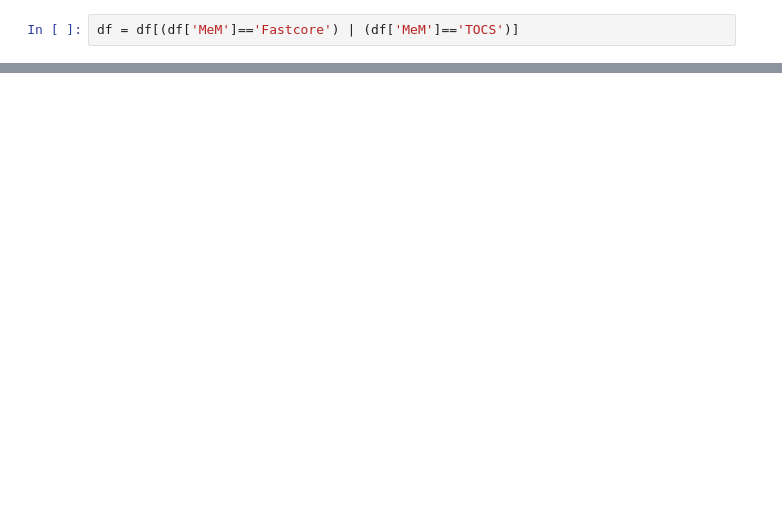
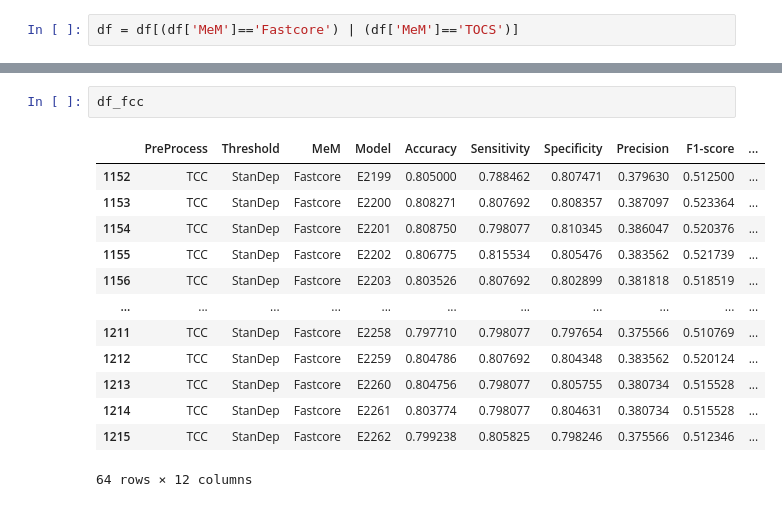
Before and after one commit to NiravBhattLab/ThermOptCOBRA, a Jupyter notebook: PaperThermOptCOBRA/Visualization/GeneEss_for_CSM.ipynb, the cells around one changed output, grey strips where cells are left out. Drawn from its saved outputs; the diff is of its cells as text; blank space fills up the shorter version.

```diff
--- a/PaperThermOptCOBRA/Visualization/GeneEss_for_CSM.ipynb
+++ b/PaperThermOptCOBRA/Visualization/GeneEss_for_CSM.ipynb
@@ -76,0 +100,16 @@ plt.savefig('GeneEss.pdf',bbox_inches='tight')
+# %%
+df_fcc
+# %% [output]
+|  | PreProcess | Threshold | MeM | Model | Accuracy | Sensitivity | Specificity | Precision | F1-score | ... |
+| 1152 | TCC | StanDep | Fastcore | E2199 | 0.805000 | 0.788462 | 0.807471 | 0.379630 | 0.512500 | ... |
+| 1153 | TCC | StanDep | Fastcore | E2200 | 0.808271 | 0.807692 | 0.808357 | 0.387097 | 0.523364 | ... |
+| 1154 | TCC | StanDep | Fastcore | E2201 | 0.808750 | 0.798077 | 0.810345 | 0.386047 | 0.520376 | ... |
+| 1155 | TCC | StanDep | Fastcore | E2202 | 0.806775 | 0.815534 | 0.805476 | 0.383562 | 0.521739 | ... |
+| 1156 | TCC | StanDep | Fastcore | E2203 | 0.803526 | 0.807692 | 0.802899 | 0.381818 | 0.518519 | ... |
+| ... | ... | ... | ... | ... | ... | ... | ... | ... | ... | ... |
+| 1211 | TCC | StanDep | Fastcore | E2258 | 0.797710 | 0.798077 | 0.797654 | 0.375566 | 0.510769 | ... |
+| 1212 | TCC | StanDep | Fastcore | E2259 | 0.804786 | 0.807692 | 0.804348 | 0.383562 | 0.520124 | ... |
+| 1213 | TCC | StanDep | Fastcore | E2260 | 0.804756 | 0.798077 | 0.805755 | 0.380734 | 0.515528 | ... |
+| 1214 | TCC | StanDep | Fastcore | E2261 | 0.803774 | 0.798077 | 0.804631 | 0.380734 | 0.515528 | ... |
+| 1215 | TCC | StanDep | Fastcore | E2262 | 0.799238 | 0.805825 | 0.798246 | 0.375566 | 0.512346 | ... |
+64 rows × 12 columns
```
Also changed, not shown: parts of 7 cells of this notebook, 14 other files.
